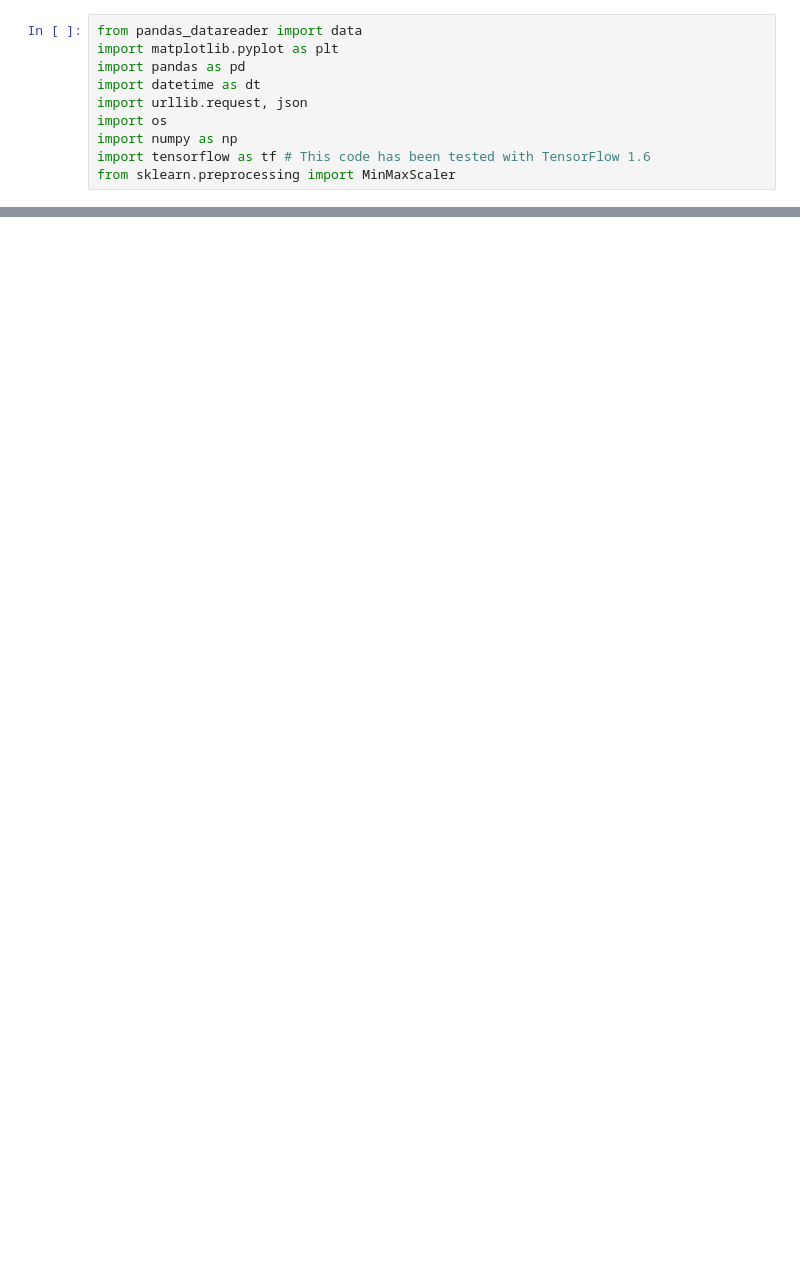
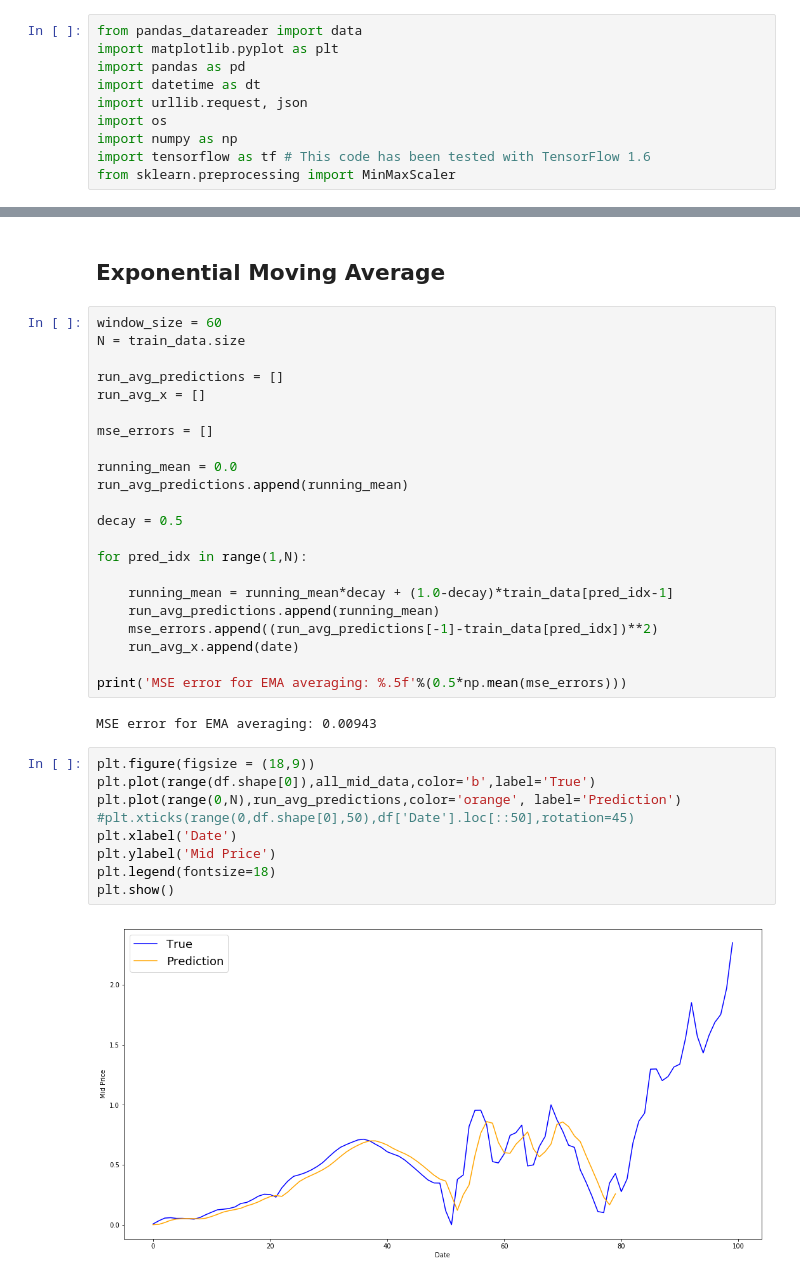
Before and after one commit to Andre-Williams22/DS-2.1-Machine-Learning, a Jupyter notebook: Notebooks/Stock-LSTM.ipynb, the cells around one changed output, grey strips where cells are left out. Cells and saved outputs as stored; diff of their text form; blank space fills up the shorter version.

```diff
--- a/Notebooks/Stock-LSTM.ipynb
+++ b/Notebooks/Stock-LSTM.ipynb
@@ -22,0 +173,37 @@ Loaded data from the Kaggle repository
+# %% [markdown]
+## Exponential Moving Average
+# %%
+window_size = 60
+N = train_data.size
+
+run_avg_predictions = []
+run_avg_x = []
+
+mse_errors = []
+
+running_mean = 0.0
+run_avg_predictions.append(running_mean)
+
+decay = 0.5
+
+for pred_idx in range(1,N):
+
+    running_mean = running_mean*decay + (1.0-decay)*train_data[pred_idx-1]
+    run_avg_predictions.append(running_mean)
+    mse_errors.append((run_avg_predictions[-1]-train_data[pred_idx])**2)
+    run_avg_x.append(date)
+
+print('MSE error for EMA averaging: %.5f'%(0.5*np.mean(mse_errors)))
+# %% [output]
+MSE error for EMA averaging: 0.00943
+# %%
+plt.figure(figsize = (18,9))
+plt.plot(range(df.shape[0]),all_mid_data,color='b',label='True')
+plt.plot(range(0,N),run_avg_predictions,color='orange', label='Prediction')
+#plt.xticks(range(0,df.shape[0],50),df['Date'].loc[::50],rotation=45)
+plt.xlabel('Date')
+plt.ylabel('Mid Price')
+plt.legend(fontsize=18)
+plt.show()
+# %% [output]
+[figure, added]
```
Also changed, not shown: parts of 21 cells of this notebook.
